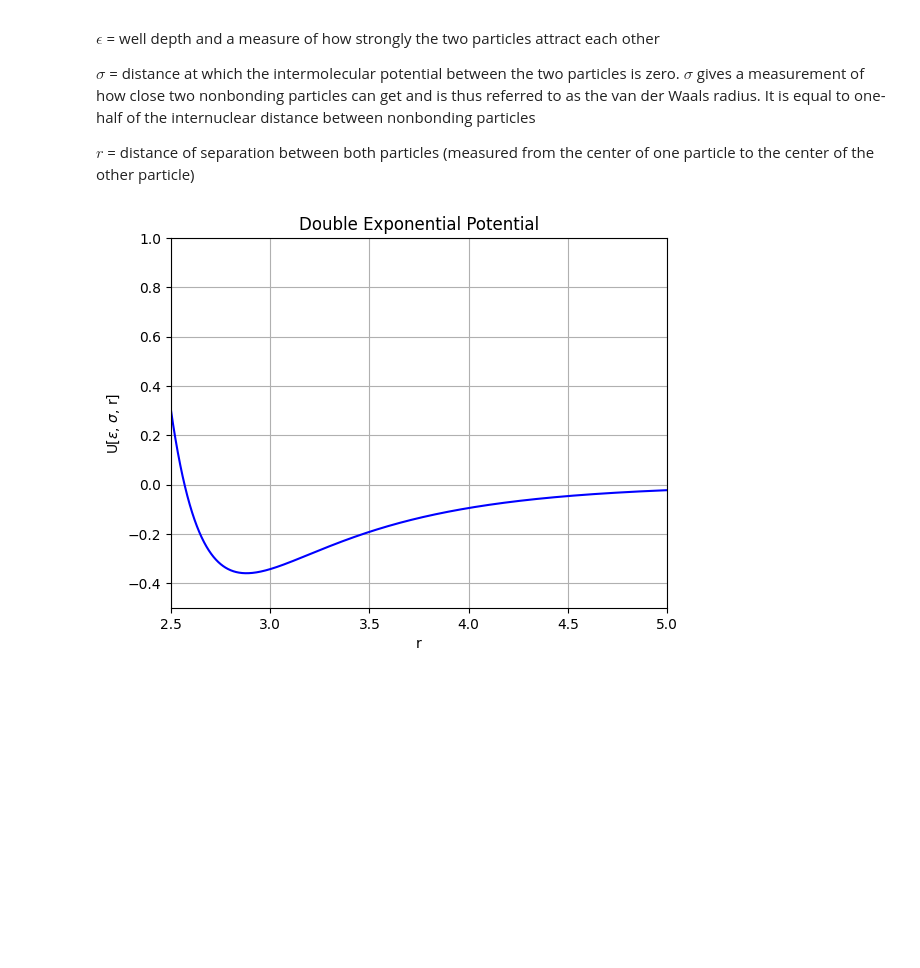
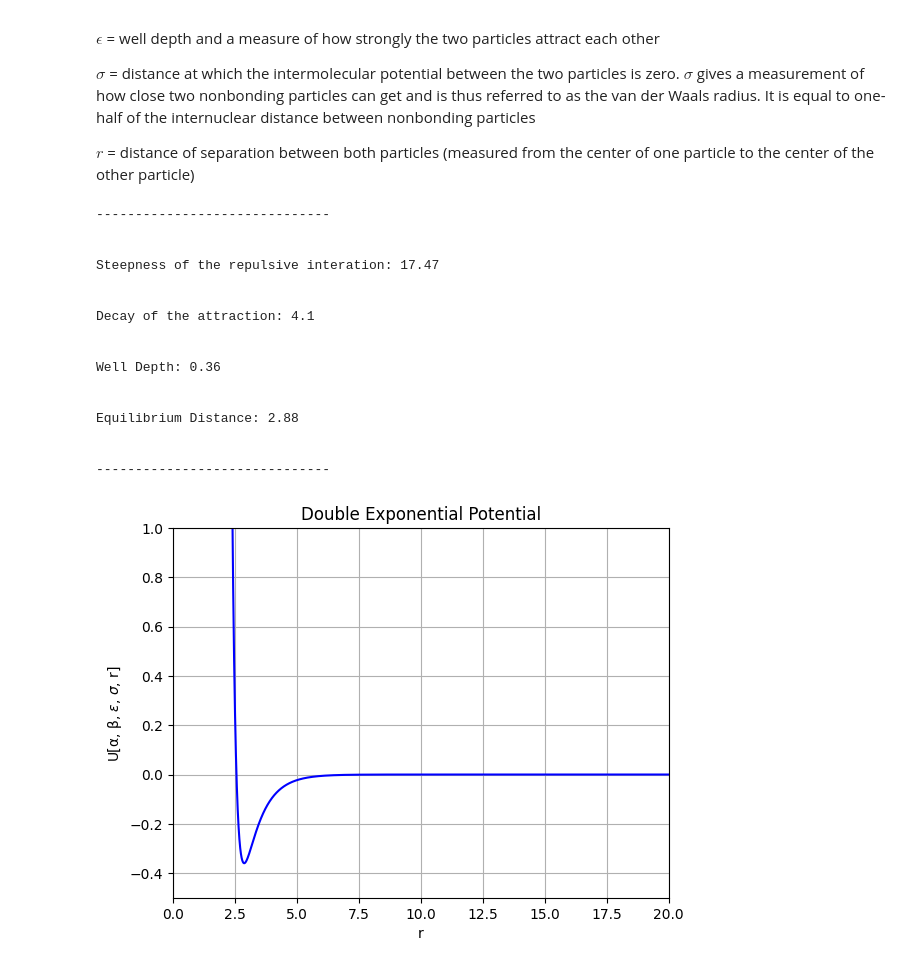
Before and after one commit to ArmanMoussavi1/Atomic_Potential_Functions, a Jupyter notebook: Atomic_Potential_Functions.ipynb, the cells around one changed output. Saved outputs shown, nothing was run; the diff lists cells and outputs as text; code cells hidden in the pictures; blank space fills up the shorter version.

```diff
--- a/Atomic_Potential_Functions.ipynb
+++ b/Atomic_Potential_Functions.ipynb
@@ -109,27 +165,60 @@ $\beta$ = decay of the attraction
 
 **$r$** = distance of separation between both particles (measured from the center of one particle to the center of the other particle)
 # %%
+#@title 2.1 DE Potential
+
 alpha = 17.47
 beta = 4.1
 sigma = 2.88
 epsilon = 0.36
 
 def U_DE(alpha, beta, sigma, epsilon, r):
     return epsilon * ((beta * np.exp(alpha)) / (alpha - beta) * np.exp(-alpha * r / sigma) -
                       (alpha * np.exp(beta)) / (alpha - beta) * np.exp(-beta * r / sigma))
 
 
 
-r = np.linspace(0, 20, 10000)
+r = np.linspace(1*10**-10, 20, 10000)
 potential =U_DE(alpha, beta, sigma, epsilon, r)
+
+
+print('\n')
+print('------------------------------')
+print('\n')
+print('Steepness of the repulsive interation:', alpha)
+print('\n')
+print('Decay of the attraction:', beta)
+print('\n')
+print('Well Depth:', epsilon)
+print('\n')
+print('Equilibrium Distance:', sigma)
+print('\n')
+print('------------------------------')
+print('\n')
 
 plt.plot(r, potential, 'b')
 plt.xlabel('r')
-plt.ylabel('U[$\epsilon$, $\sigma$, r]')
+plt.ylabel('U[\u03B1, \u03B2, \u03B5, \u03C3, r]')
 plt.title('Double Exponential Potential')
-plt.xlim(2.5, 5)
+plt.xlim(0, 20)
 plt.ylim(-0.5, 1)
 plt.grid(True)
 plt.show()
 # %% [output]
+------------------------------
+
+
+Steepness of the repulsive interation: 17.47
+
+
+Decay of the attraction: 4.1
+
+
+Well Depth: 0.36
+
+
+Equilibrium Distance: 2.88
+
+
+------------------------------
-[figure, old version]
+[figure, new version]
```
Also changed, not shown: parts of 11 cells of this notebook.
